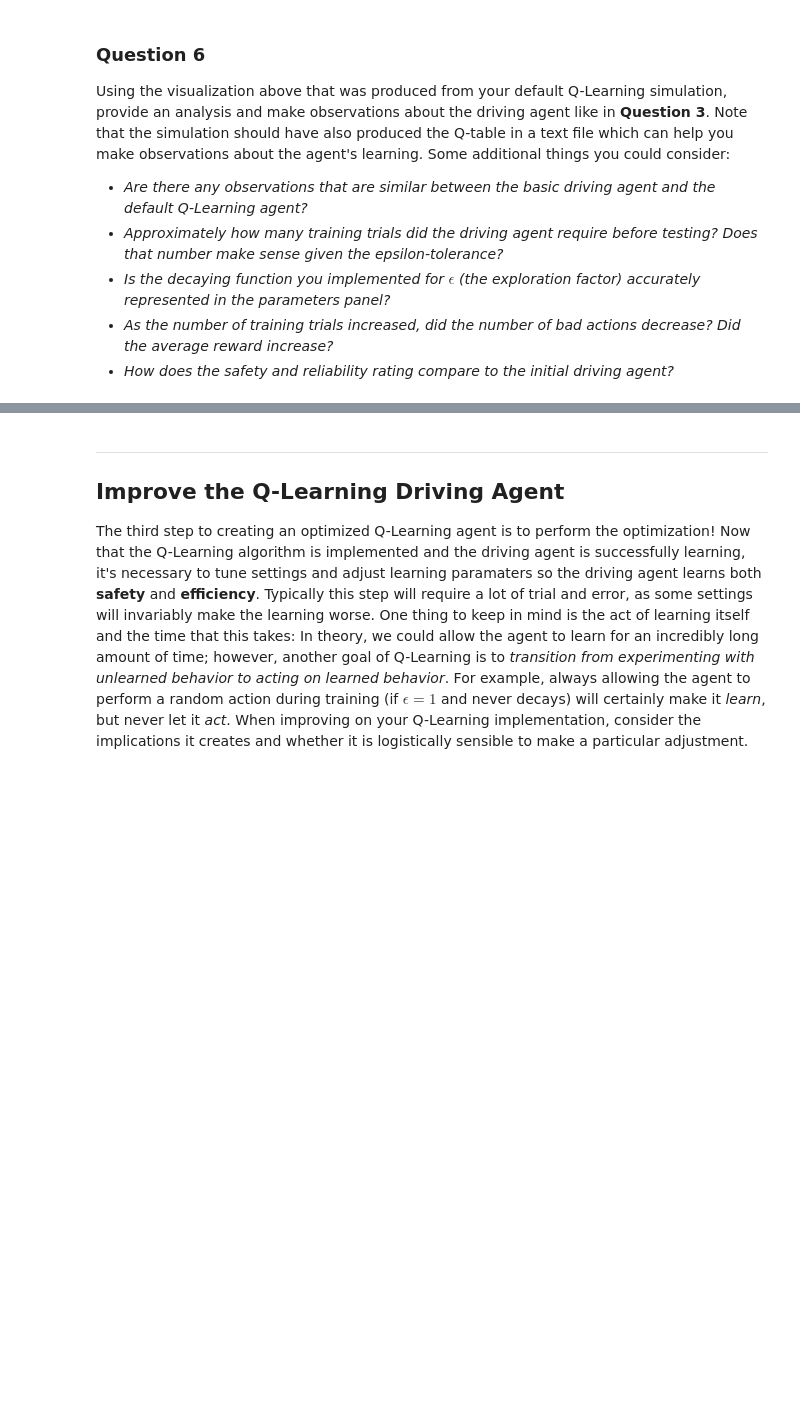
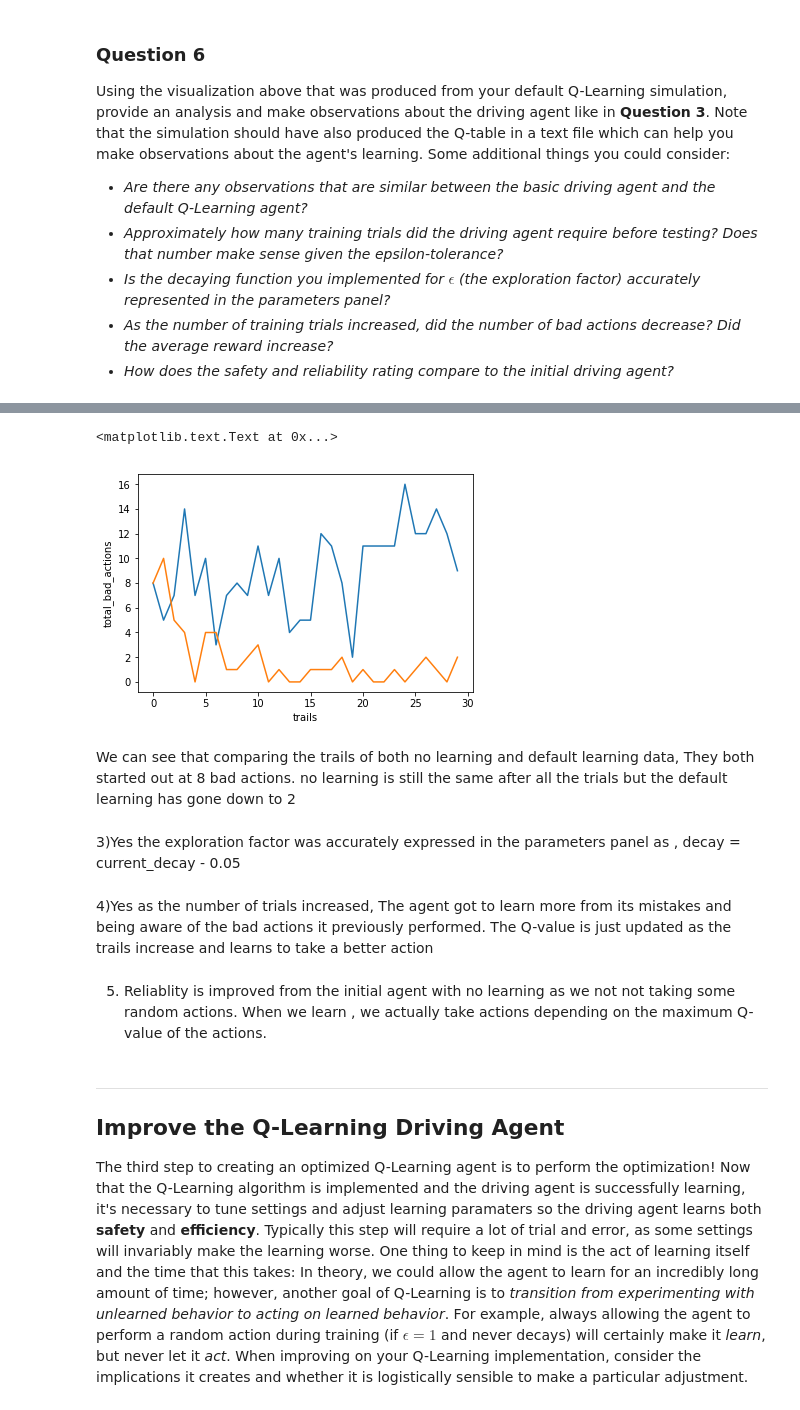
Before and after one commit to namratha2403/smartcab, a Jupyter notebook: smartcab.ipynb, the cells around one changed output, grey strips where cells are left out. Cells and saved outputs as stored; diff of their text form; code cells hidden in the pictures; blank space fills up the shorter version.

```diff
--- a/smartcab.ipynb
+++ b/smartcab.ipynb
@@ -237,0 +247,2 @@ Using the visualization above that was produced from your default Q-Learning sim
+# %%
+data = pd.read_csv(os.path.join("logs",'sim_no-learning.csv' ))
@@ -237,0 +252,4 @@ Using the visualization above that was produced from your default Q-Learning sim
+# %%
+accident_rate= data['actions'].apply(lambda x: ast.literal_eval(x)[2] + ast.literal_eval(x)[1] + ast.literal_eval(x)[3] + ast.literal_eval(x)[4])
+# %%
+data1 = pd.read_csv(os.path.join("logs",'sim_default-learning.csv' ))
@@ -237,0 +259,2 @@ Using the visualization above that was produced from your default Q-Learning sim
+# %%
+accident_rate1= data1['actions'].apply(lambda x: ast.literal_eval(x)[2] + ast.literal_eval(x)[1] + ast.literal_eval(x)[3] + ast.literal_eval(x)[4])
@@ -238,3 +263,19 @@ Using the visualization above that was produced from your default Q-Learning sim
+# %%
+plt.plot(accident_rate)
+plt.plot(accident_rate1)
+plt.ylabel('total_bad_actions')
+plt.xlabel('trails')
+# %% [output]
+<matplotlib.text.Text at 0x...>
+[figure, added]
+# %% [markdown]
+We can see that comparing the trails of both no learning and default learning data, They both started out at 8 bad actions. no learning is still the same after all the trials but the default learning has gone down to 2
+# %% [markdown]
+3)Yes the exploration factor was accurately expressed in the parameters panel as , decay = current_decay - 0.05
+# %% [markdown]
+4)Yes as the number of trials increased, The agent got to learn more from its mistakes and being aware of the bad actions it previously performed. The Q-value is just updated as the trails increase and learns to take a better action
+# %% [markdown]
+5) Reliablity is improved from the initial agent with no learning as we not not taking some random actions. When we learn , we actually take actions depending on the maximum Q-value of the actions.
 # %% [markdown]
 -----
 ## Improve the Q-Learning Driving Agent
```
Also changed, not shown: parts of 20 cells of this notebook, 7 other files.
